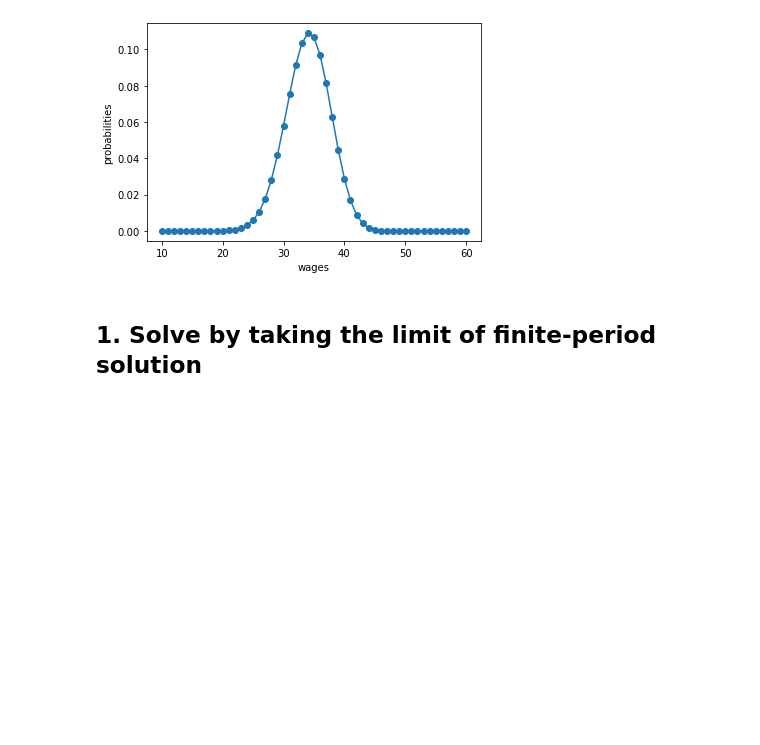
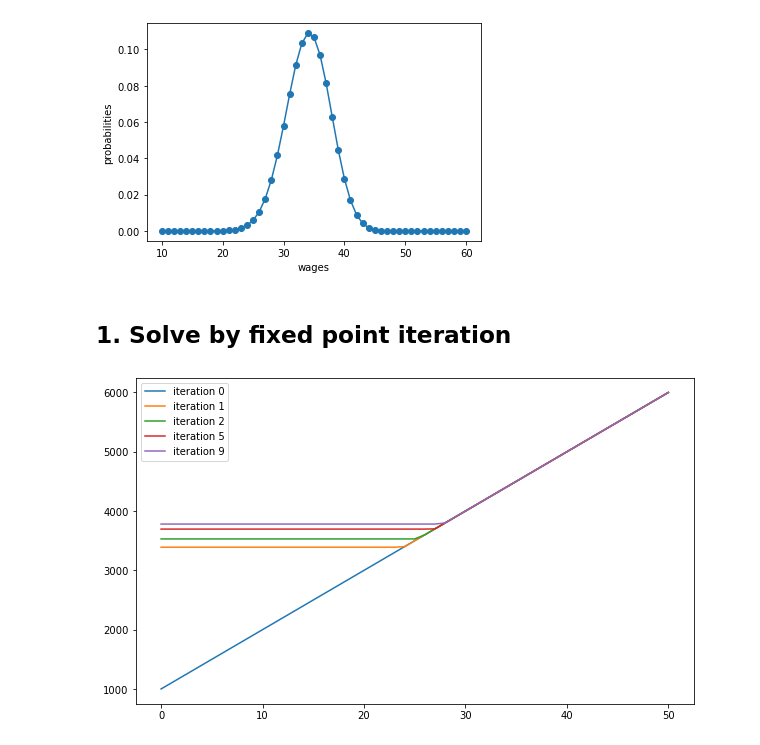
Before and after one commit to wupeifan/ECON_407_Fall2020, a Jupyter notebook: Notebooks/McCall.ipynb, the cells around one changed output. Drawn from its saved outputs; the diff is of its cells as text; code cells hidden in the pictures; blank space fills up the shorter version.

```diff
--- a/Notebooks/McCall.ipynb
+++ b/Notebooks/McCall.ipynb
@@ -27,5 +27,5 @@ plt.show()
 # %%
 c = 25       # Unemployment benefit
 beta = 0.99  # Discount factor
-# %% [markdown]
-## 1. Solve by taking the limit of finite-period solution
+# %% [markdown]
+## 1. Solve by fixed point iteration
@@ -31,0 +47,9 @@ beta = 0.99  # Discount factor
+# %%
+plt.figure(figsize = (10, 6))
+t_series = [0, 1, 2, 5, 9]
+for i in t_series:
+    plt.plot(v[i, :], label = f"iteration {i}")
+plt.legend(loc = 'best')
+plt.show()
+# %% [output]
+[figure, added]
```
Also changed, not shown: parts of 7 cells of this notebook, 1 other file.
